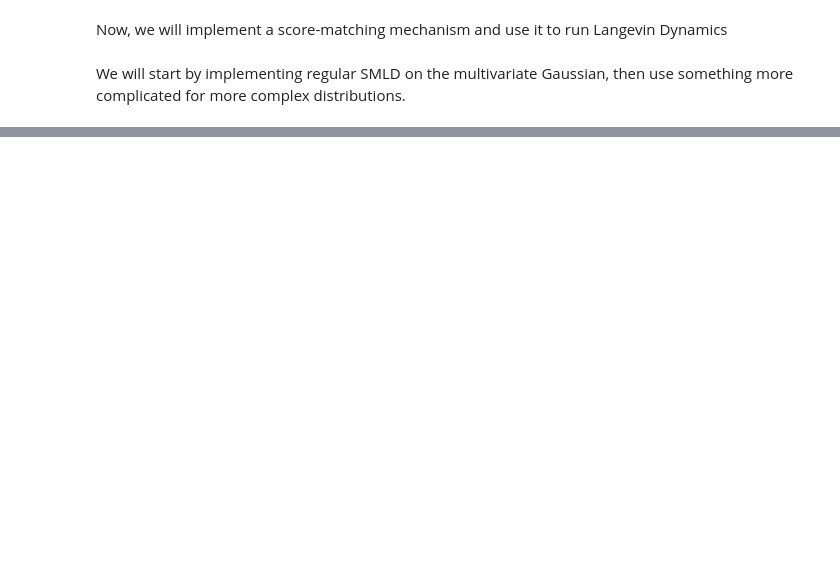
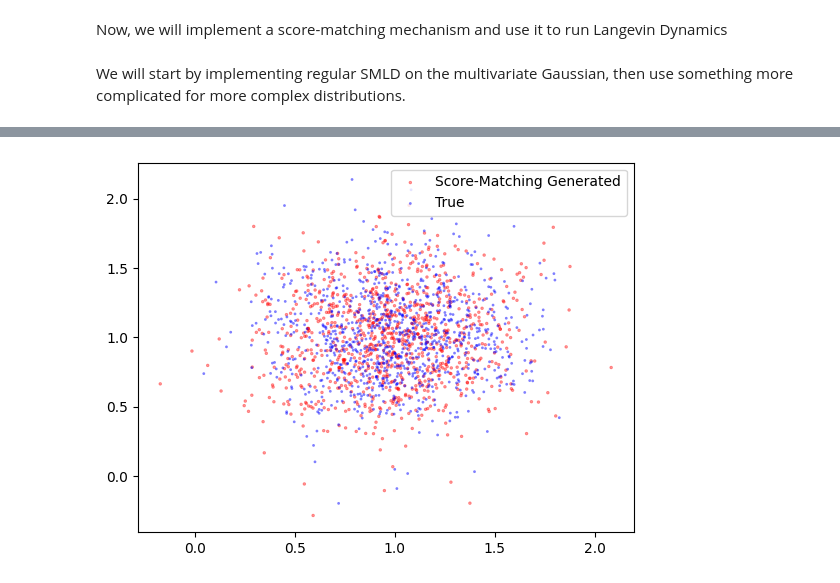
Before and after one commit to ben-eliav/Diffusion-Models-Project, a Jupyter notebook: code/score_matching.ipynb, the cells around one changed output, grey strips where cells are left out. Saved outputs shown, nothing was run; the diff lists cells and outputs as text; code cells hidden in the pictures; blank space fills up the shorter version.

```diff
--- a/code/score_matching.ipynb
+++ b/code/score_matching.ipynb
@@ -180,12 +182,8 @@ class FullyConnectedScoreMatcher(nn.Module):
         x = torch.randn(num_samples, self.input_dim)
         return self.langevin_dynamics(x)
 # %%
-train_X = torch.tensor(np.random.randn(1000, 2), dtype=torch.float32, requires_grad=True)
+train_X = torch.randn(1000, 2) * torch.sqrt(torch.tensor([0.1])) + torch.tensor([1., 1.], requires_grad=True)
 
 # get the score function of the standard normal distribution
-distribution = MultivariateNormal(torch.zeros(2), 2*torch.eye(2))
+distribution = MultivariateNormal(torch.tensor([1.0,1.0]), 0.1 * torch.eye(2))
 score = torch.autograd.grad(distribution.log_prob(train_X).sum(0), train_X)[0]
-
-model = FullyConnectedScoreMatcher(2, 128)
-optimizer = torch.optim.Adam(model.parameters(), lr=1e-3)
-criterion
@@ -191,0 +207,10 @@ criterion
+# %%
+true_sample = distribution.sample((1000,))
+
+
+plt.scatter(samples.detach().numpy()[:, 0], samples.detach().numpy()[:, 1], edgecolors='red', facecolors='none', alpha=0.5, s=2)
+plt.scatter(true_sample[:, 0], true_sample[:, 1], edgecolors='blue', facecolors='none', alpha=0.5, s=1)
+plt.legend(["Score-Matching Generated", "True"])
+plt.show()
+# %% [output]
+[figure, added]
```
Also changed, not shown: parts of 38 cells of this notebook, 1 other file.
